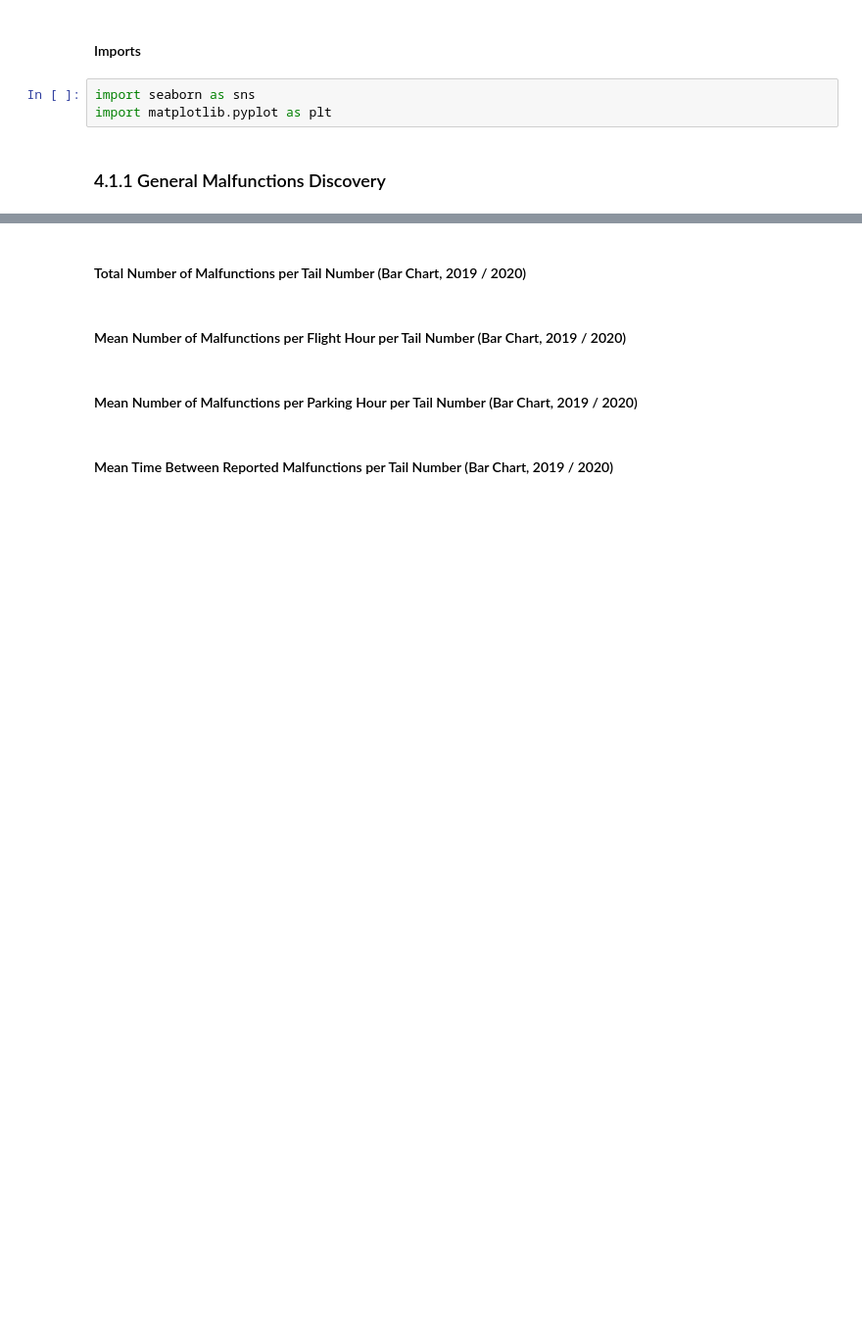
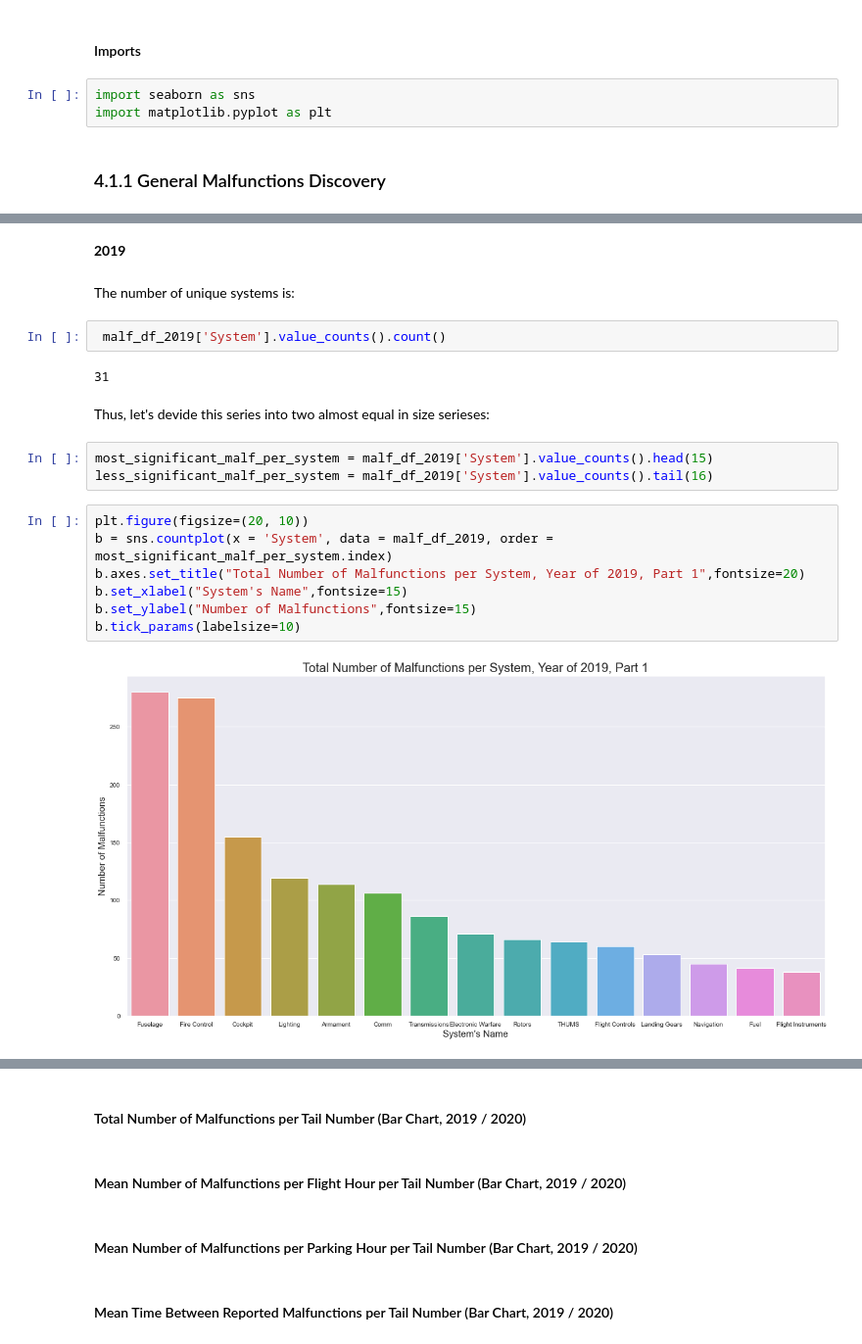
Before and after one commit to elront/Data_Sceince_Project, a Jupyter notebook: Data_science_workshop_project.ipynb, the cells around one changed output, grey strips where cells are left out. Shown at 98% size. Drawn from its saved outputs; the diff is of its cells as text; blank space fills up the shorter version.

Commit message:
First visualization was added.

```diff
--- a/Data_science_workshop_project.ipynb
+++ b/Data_science_workshop_project.ipynb
@@ -1359,0 +1356,22 @@ sns.countplot(x = 'System', data = malf_df_2019, order = malf_df_2019['System'].
+# %% [markdown]
+**2019**
+# %% [markdown]
+The number of unique systems is:
+# %%
+ malf_df_2019['System'].value_counts().count()
+# %% [output]
+31
+# %% [markdown]
+Thus, let's devide this series into two almost equal in size serieses:
+# %%
+most_significant_malf_per_system = malf_df_2019['System'].value_counts().head(15)
+less_significant_malf_per_system = malf_df_2019['System'].value_counts().tail(16)
+# %%
+plt.figure(figsize=(20, 10))
+b = sns.countplot(x = 'System', data = malf_df_2019, order = most_significant_malf_per_system.index)
+b.axes.set_title("Total Number of Malfunctions per System, Year of 2019, Part 1",fontsize=20)
+b.set_xlabel("System's Name",fontsize=15)
+b.set_ylabel("Number of Malfunctions",fontsize=15)
+b.tick_params(labelsize=10)
+# %% [output]
+[figure, added]
```
Also changed, not shown: parts of 6 cells of this notebook.
